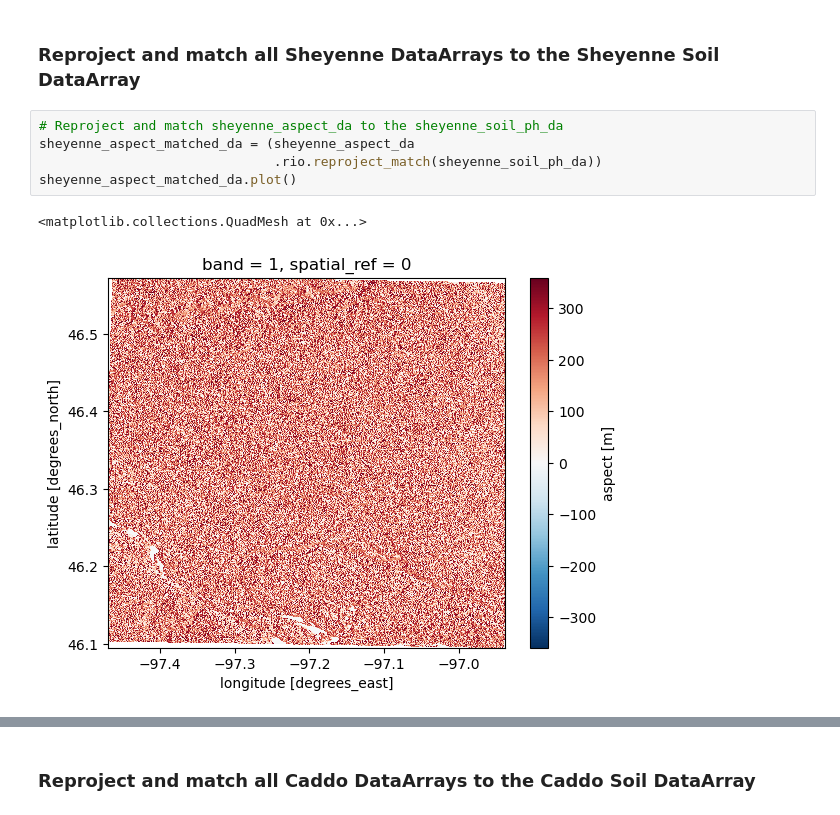
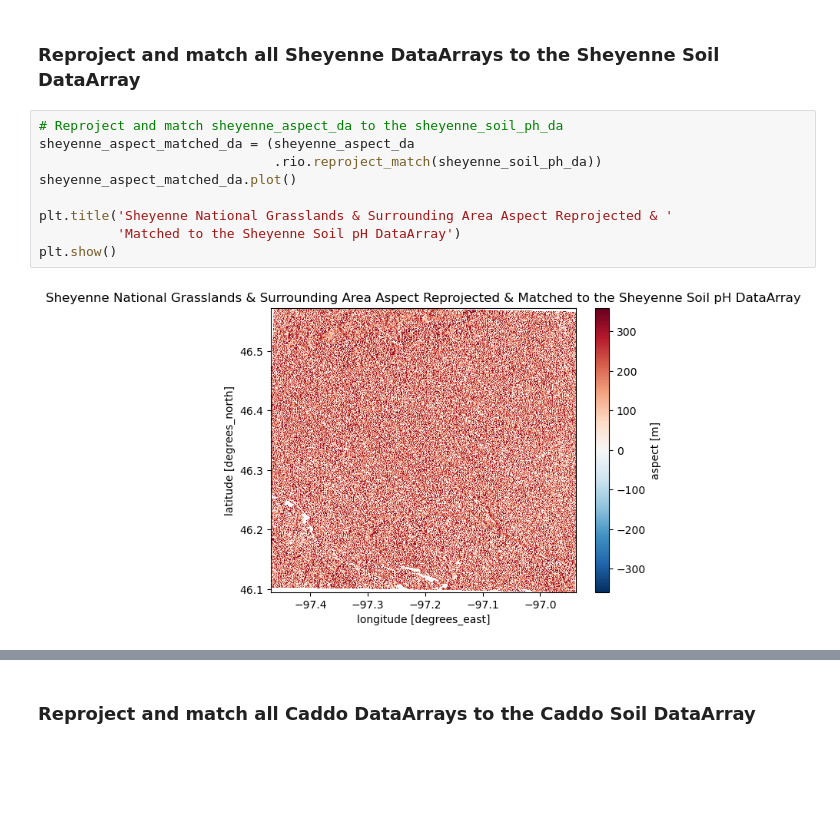
Before and after one commit to hanried/habitat-suitability, a Jupyter notebook: notebooks/04-habitat-suitability-harmonize.ipynb, the cells around one changed output, grey strips where cells are left out. Saved outputs shown, nothing was run; the diff lists cells and outputs as text; blank space fills up the shorter version.

Commit message:
added plot titles & stored matched das

```diff
--- a/notebooks/04-habitat-suitability-harmonize.ipynb
+++ b/notebooks/04-habitat-suitability-harmonize.ipynb
@@ -24,11 +24,14 @@ from rioxarray.merge import merge_arrays # Merge rasters
 # %%
 # Reproject and match sheyenne_aspect_da to the sheyenne_soil_ph_da
 sheyenne_aspect_matched_da = (sheyenne_aspect_da
                               .rio.reproject_match(sheyenne_soil_ph_da))
 sheyenne_aspect_matched_da.plot()
+
+plt.title('Sheyenne National Grasslands & Surrounding Area Aspect Reprojected & '
+          'Matched to the Sheyenne Soil pH DataArray')
+plt.show()
 # %% [output]
-<matplotlib.collections.QuadMesh at 0x...>
-[figure, old version]
+[figure, new version]
 # %%
 # Reproject and match sheyenne_45_annual_precip_da to the sheyenne_soil_ph_da
 sheyenne_45_annual_precip_matched_da = (sheyenne_45_annual_precip_da
```
Also changed, not shown: parts of 10 cells of this notebook.
